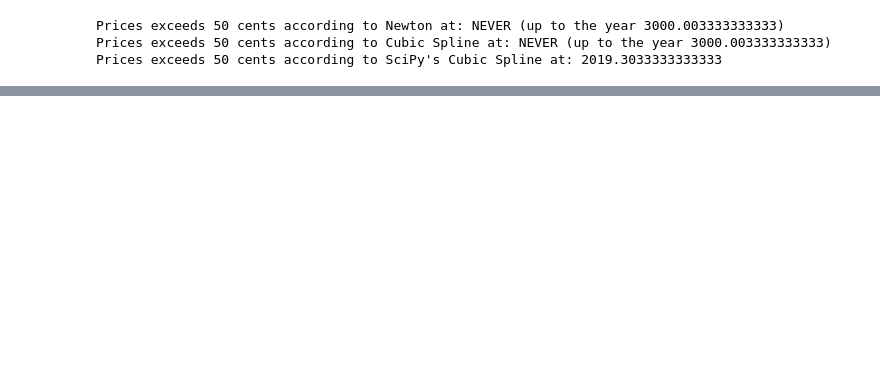
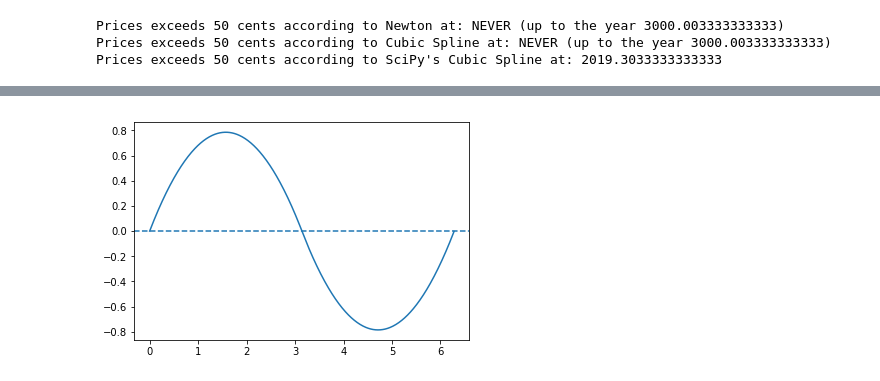
Before and after one commit to PooneetThaper/ScientificComputing, a Jupyter notebook: HW3/Homework 3 Pooneet Thaper.ipynb, the cells around one changed output, grey strips where cells are left out. Saved outputs shown, nothing was run; the diff lists cells and outputs as text; code cells hidden in the pictures; blank space fills up the shorter version.

```diff
--- a/HW3/Homework 3 Pooneet Thaper.ipynb
+++ b/HW3/Homework 3 Pooneet Thaper.ipynb
@@ -508,0 +620,14 @@ Prices exceeds 50 cents according to SciPy's Cubic Spline at: 2019.3033333333333
+# %%
+from math import pi
+x_values = [0, pi, 2*pi]
+y_values = [0]*3
+coeffs = [0,-1/pi,1,0,0,1/pi,-1,0]
+
+plt_x = [x for x in frange(0, 2*pi,0.01)]
+plt_y = [eval_cubic(val, x_values[0], x_values[1], coeffs[:4]) if val<x_values[1]
+         else eval_cubic(val, x_values[1], x_values[2], coeffs[4:]) for val in plt_x]
+plt.plot(plt_x, plt_y)
+plt.axhline(0, ls='dashed')
+plt.show()
+# %% [output]
+[figure, added]
```
Also changed, not shown: parts of 24 cells of this notebook.
